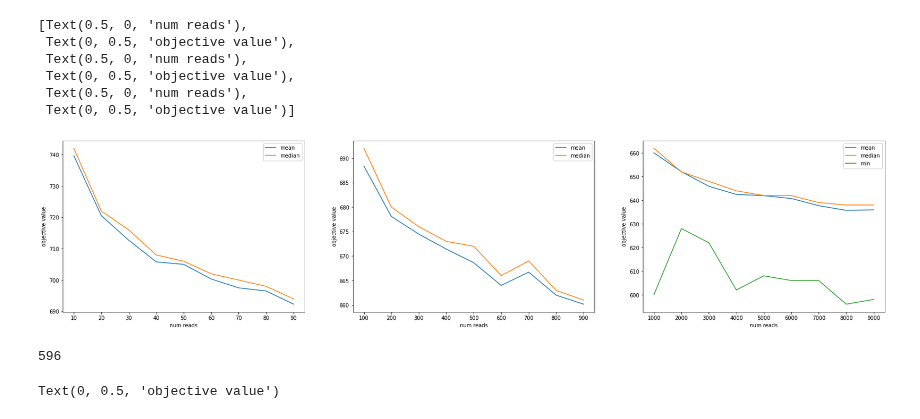
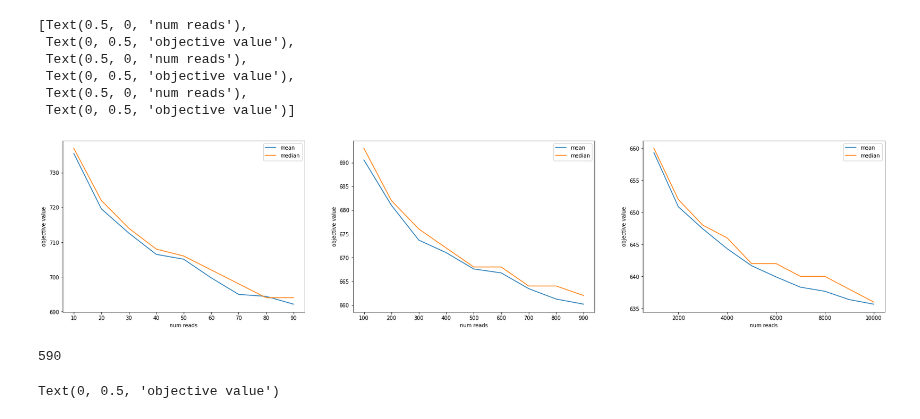
Before and after one commit to ayjchen/qap-qubo, a Jupyter notebook: plot.ipynb, the cells around one changed output. Saved outputs shown, nothing was run; the diff lists cells and outputs as text; code cells hidden in the pictures.

Commit message:
500 iter plots

```diff
--- a/plot.ipynb
+++ b/plot.ipynb
@@ -24,34 +27,35 @@ def parse_data(filename):
 
     return means, medians, mins
 # %%
-var_reads_10s = parse_data("var_reads.out")
-var_reads_100s = parse_data("var_reads100.out")
-var_reads_1000s = parse_data("var_reads1000.out")
+var_reads_10s = parse_data("newoutputs/500_reads10.out")
+var_reads_100s = parse_data("newoutputs/500_reads100.out")
+var_reads_1000s = parse_data("newoutputs/500_reads1000.out")
 var_read_sweeps = parse_data("var_sweeps.out")
 # %%
 figure, axes = plt.subplots(1, 3, figsize=(28, 6))
 
 sns.lineplot(x=range(10, 100, 10), y=var_reads_10s[0], ax=axes[0], label="mean")
 sns.lineplot(x=range(10, 100, 10), y=var_reads_10s[1], ax=axes[0], label="median")
 sns.lineplot(x=range(100, 1000, 100), y=var_reads_100s[0], ax=axes[1], label="mean")
 sns.lineplot(x=range(100, 1000, 100), y=var_reads_100s[1], ax=axes[1], label="median")
-sns.lineplot(x=range(1000, 10000, 1000), y=var_reads_1000s[0], ax=axes[2], label="mean")
-sns.lineplot(x=range(1000, 10000, 1000), y=var_reads_1000s[1], ax=axes[2], label="median")
-sns.lineplot(x=range(1000, 10000, 1000), y=var_reads_1000s[2], ax=axes[2], label="min")
+sns.lineplot(x=range(1000, 11000, 1000), y=var_reads_1000s[0], ax=axes[2], label="mean")
+sns.lineplot(x=range(1000, 11000, 1000), y=var_reads_1000s[1], ax=axes[2], label="median")
+# sns.lineplot(x=range(1000, 11000, 1000), y=var_reads_1000s[2], ax=axes[2], label="min")
+# sns.lineplot(x=range(1000, 11000, 1000), y=[ground_state]*10, ax=axes[2], ls='--', label="ground state")
 
 plt.setp(axes[:], xlabel="num reads", ylabel="objective value")
 # %% [output]
 [Text(0.5, 0, 'num reads'),
  Text(0, 0.5, 'objective value'),
  Text(0.5, 0, 'num reads'),
  Text(0, 0.5, 'objective value'),
  Text(0.5, 0, 'num reads'),
  Text(0, 0.5, 'objective value')]
-[figure, old version]
+[figure, new version]
 # %%
 min(var_reads_1000s[2])
 # %% [output]
-596
+590
 # %%
 ## x=obj, y=count
 ## distribution to reach ground state?
```
Also changed, not shown: parts of 7 cells of this notebook.
